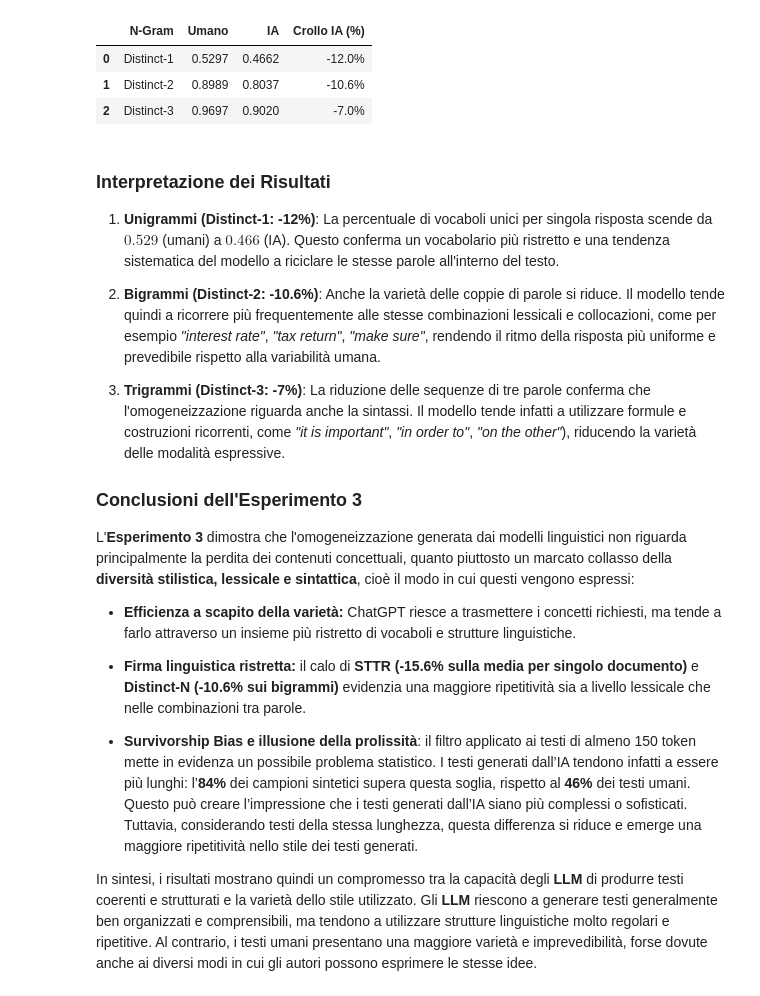
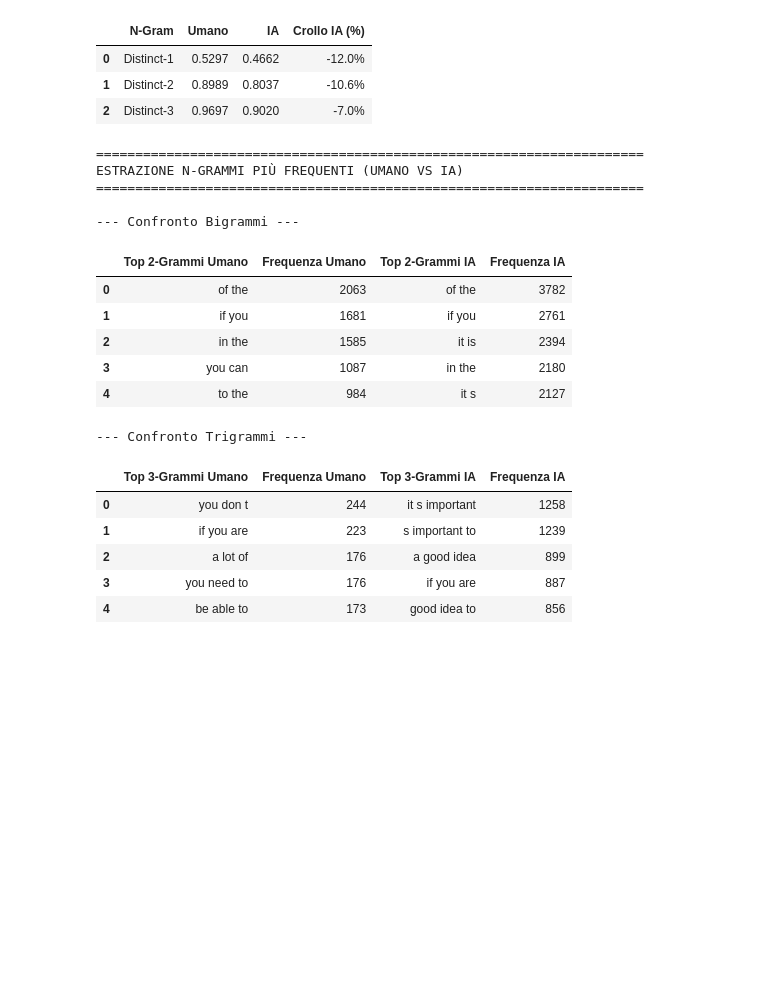
Before and after one commit to MarcoDeLuca21/project_work_nlp, a Jupyter notebook: notebook.ipynb, the cells around one changed output. Drawn from its saved outputs; the diff is of its cells as text; code cells hidden in the pictures; blank space fills up the shorter version.

Commit message:
miglioramenti esperimento 3: inserito frequenza bigrammi e trigrammi hc3_finance

```diff
--- a/notebook.ipynb
+++ b/notebook.ipynb
@@ -969,23 +969,50 @@ ANALISI DISTINCT-N (MEDIA PER SINGOLA RISPOSTA)
 | 0 | Distinct-1 | 0.5297 | 0.4662 | -12.0% |
 | 1 | Distinct-2 | 0.8989 | 0.8037 | -10.6% |
 | 2 | Distinct-3 | 0.9697 | 0.9020 | -7.0% |
-# %% [markdown]
-### Interpretazione dei Risultati
-
-1. **Unigrammi (Distinct-1: -12%)**: La percentuale di vocaboli unici per singola risposta scende da $0.529$ (umani) a $0.466$ (IA). Questo conferma un vocabolario più ristretto e una tendenza sistematica del modello a riciclare le stesse parole all'interno del testo.
-
-2. **Bigrammi (Distinct-2: -10.6%)**: Anche la varietà delle coppie di parole si riduce. Il modello tende quindi a ricorrere più frequentemente alle stesse combinazioni lessicali e collocazioni, come per esempio *"interest rate"*, *"tax return"*, *"make sure"*, rendendo il ritmo della risposta più uniforme e prevedibile rispetto alla variabilità umana.
-
-3. **Trigrammi (Distinct-3: -7%)**: La riduzione delle sequenze di tre parole conferma che l'omogeneizzazione riguarda anche la sintassi. Il modello tende infatti a utilizzare formule e costruzioni ricorrenti, come *"it is important"*, *"in order to"*, *"on the other"*), riducendo la varietà delle modalità espressive.
-
-### Conclusioni dell'Esperimento 3
-
-L'**Esperimento 3** dimostra che l'omogeneizzazione generata dai modelli linguistici non riguarda principalmente la perdita dei contenuti concettuali, quanto piuttosto un marcato collasso della **diversità stilistica, lessicale e sintattica**, cioè il modo in cui questi vengono espressi:
-
-* **Efficienza a scapito della varietà:** ChatGPT riesce a trasmettere i concetti richiesti, ma tende a farlo attraverso un insieme più ristretto di vocaboli e strutture linguistiche.
-
-* **Firma linguistica ristretta:** il calo di **STTR (-15.6% sulla media per singolo documento)** e **Distinct-N (-10.6% sui bigrammi)** evidenzia una maggiore ripetitività sia a livello lessicale che nelle combinazioni tra parole.
-
-* **Survivorship Bias e illusione della prolissità**: il filtro applicato ai testi di almeno 150 token mette in evidenza un possibile problema statistico. I testi generati dall’IA tendono infatti a essere più lunghi: l’**84%** dei campioni sintetici supera questa soglia, rispetto al **46%** dei testi umani. Questo può creare l’impressione che i testi generati dall’IA siano più complessi o sofisticati. Tuttavia, considerando testi della stessa lunghezza, questa differenza si riduce e emerge una maggiore ripetitività nello stile dei testi generati.
-
-In sintesi, i risultati mostrano quindi un compromesso tra la capacità degli **LLM** di produrre testi coerenti e strutturati e la varietà dello stile utilizzato. Gli **LLM** riescono a generare testi generalmente ben organizzati e comprensibili, ma tendono a utilizzare strutture linguistiche molto regolari e ripetitive. Al contrario, i testi umani presentano una maggiore varietà e imprevedibilità, forse dovute anche ai diversi modi in cui gli autori possono esprimere le stesse idee.
+# %%
+print("=" * 70)
+print("ESTRAZIONE N-GRAMMI PIÙ FREQUENTI (UMANO VS IA)")
+print("=" * 70)
+
+def estrai_top_ngrams(texts, n=2, top_k=5):
+    # non rimuoviamo le stop words per catturare le formule sintattiche
+    vec = CountVectorizer(ngram_range=(n, n), stop_words=None, token_pattern=r'\b\w+\b').fit(texts)
+    bag = vec.transform(texts)
+    sum_words = bag.sum(axis=0)
+    words_freq = [(word, sum_words[0, idx]) for word, idx in vec.vocabulary_.items()]
+    words_freq = sorted(words_freq, key=lambda x: x[1], reverse=True)
+    return pd.DataFrame(words_freq[:top_k], columns=[f"Top {n}-Grammi", "Frequenza"])
+
+# estrazione bigrammi e trigrammi
+df_bi_human = estrai_top_ngrams(testi_clean_human, n=2, top_k=5)
+df_bi_ai = estrai_top_ngrams(testi_clean_ai, n=2, top_k=5)
+df_bi_comp = pd.concat([df_bi_human.add_suffix(' Umano'), df_bi_ai.add_suffix(' IA')], axis=1)
+
+df_tri_human = estrai_top_ngrams(testi_clean_human, n=3, top_k=5)
+df_tri_ai = estrai_top_ngrams(testi_clean_ai, n=3, top_k=5)
+df_tri_comp = pd.concat([df_tri_human.add_suffix(' Umano'), df_tri_ai.add_suffix(' IA')], axis=1)
+
+print("\n--- Confronto Bigrammi ---")
+display(df_bi_comp)
+
+print("\n--- Confronto Trigrammi ---")
+display(df_tri_comp)
+# %% [output]
+======================================================================
+ESTRAZIONE N-GRAMMI PIÙ FREQUENTI (UMANO VS IA)
+======================================================================
+
+--- Confronto Bigrammi ---
+|  | Top 2-Grammi Umano | Frequenza Umano | Top 2-Grammi IA | Frequenza IA |
+| 0 | of the | 2063 | of the | 3782 |
+| 1 | if you | 1681 | if you | 2761 |
+| 2 | in the | 1585 | it is | 2394 |
+| 3 | you can | 1087 | in the | 2180 |
+| 4 | to the | 984 | it s | 2127 |
+--- Confronto Trigrammi ---
+|  | Top 3-Grammi Umano | Frequenza Umano | Top 3-Grammi IA | Frequenza IA |
+| 0 | you don t | 244 | it s important | 1258 |
+| 1 | if you are | 223 | s important to | 1239 |
+| 2 | a lot of | 176 | a good idea | 899 |
+| 3 | you need to | 176 | if you are | 887 |
+| 4 | be able to | 173 | good idea to | 856 |
```
Also changed, not shown: parts of 2 cells of this notebook.
